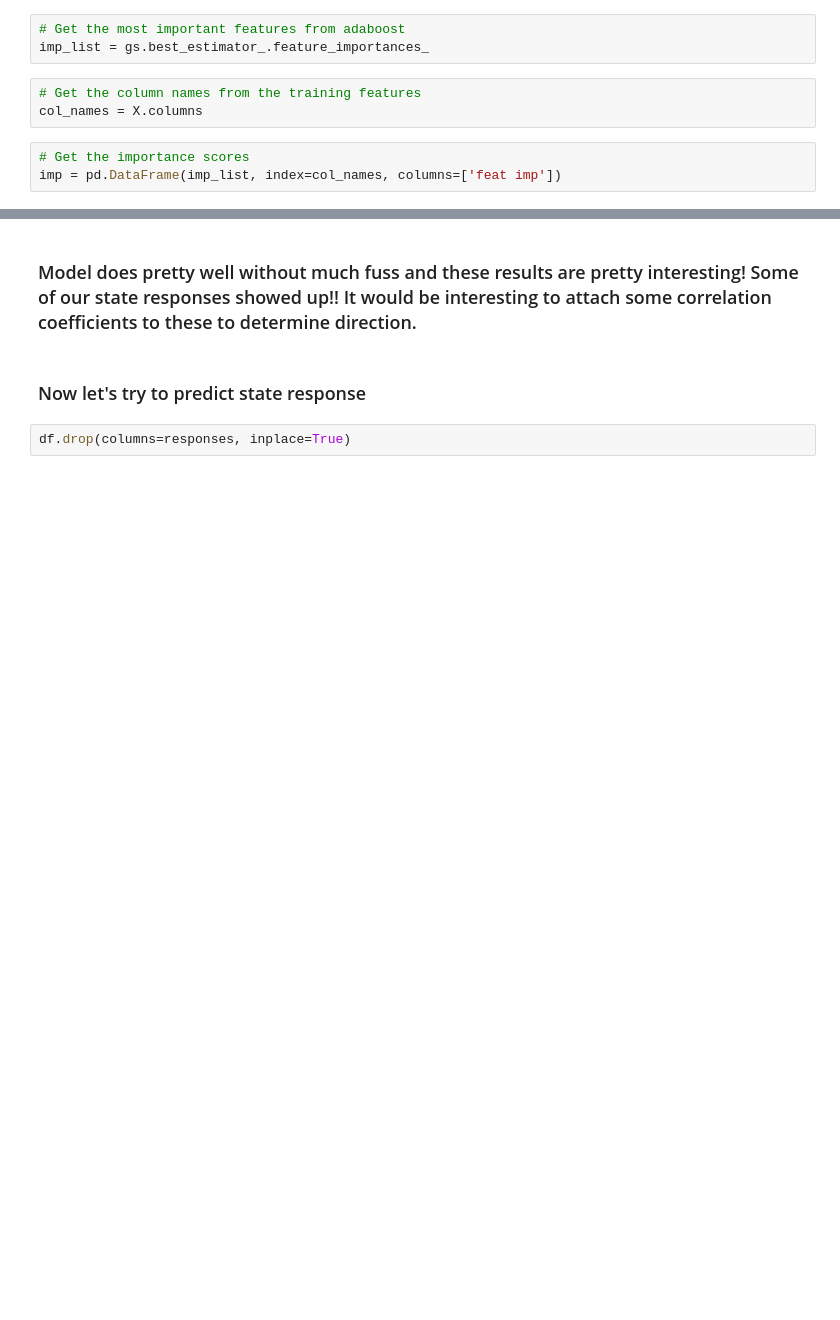
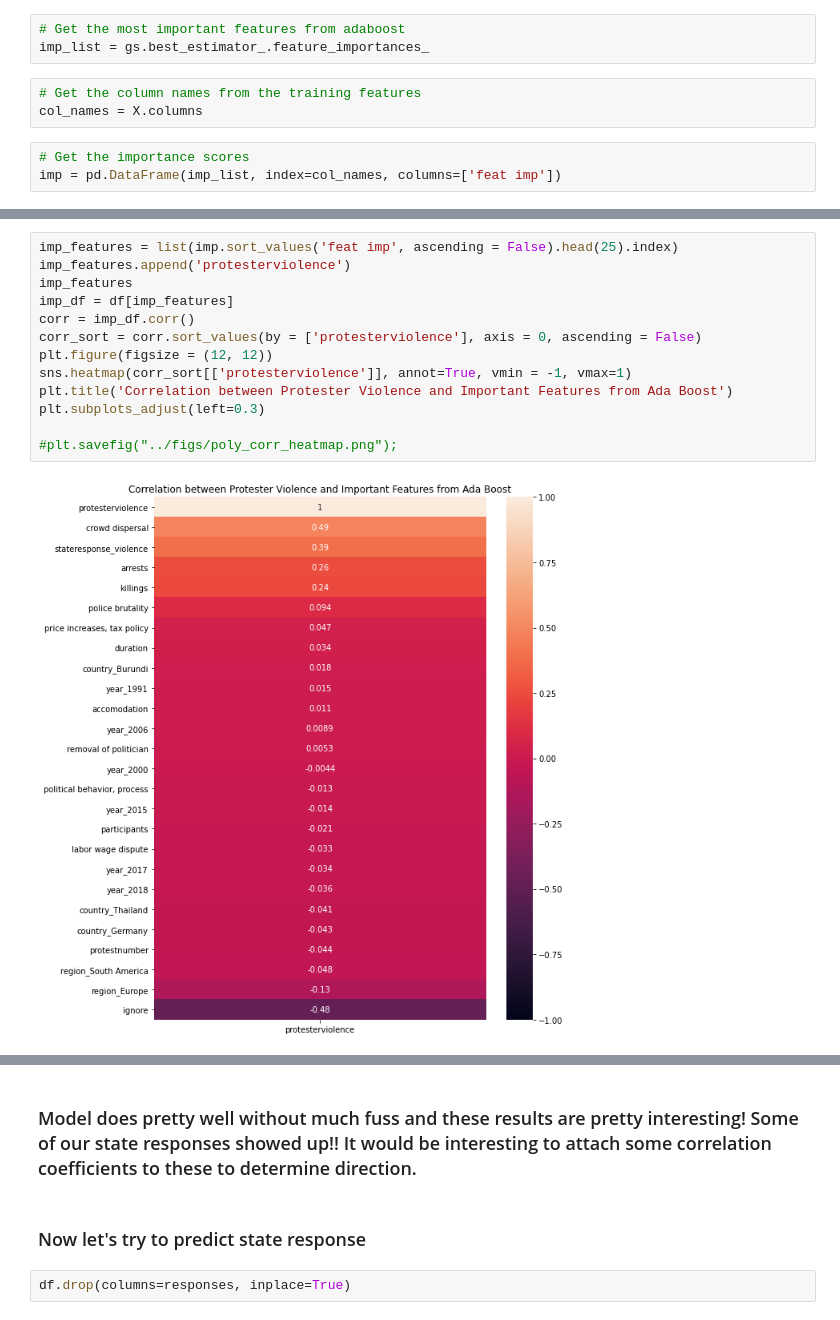
Before and after one commit to SonaliBhatia/Protester_Violence_Prediction, a Jupyter notebook: code/test_dependent variables.ipynb, the cells around one changed output, grey strips where cells are left out. Drawn from its saved outputs; the diff is of its cells as text; blank space fills up the shorter version.

```diff
--- a/code/test_dependent variables.ipynb
+++ b/code/test_dependent variables.ipynb
@@ -157,0 +193,15 @@ plt.savefig("../figs/importance_scores.png")
+# %%
+imp_features = list(imp.sort_values('feat imp', ascending = False).head(25).index)
+imp_features.append('protesterviolence')
+imp_features
+imp_df = df[imp_features]
+corr = imp_df.corr()
+corr_sort = corr.sort_values(by = ['protesterviolence'], axis = 0, ascending = False)
+plt.figure(figsize = (12, 12))
+sns.heatmap(corr_sort[['protesterviolence']], annot=True, vmin = -1, vmax=1)
+plt.title('Correlation between Protester Violence and Important Features from Ada Boost')
+plt.subplots_adjust(left=0.3)
+
+#plt.savefig("../figs/poly_corr_heatmap.png");
+# %% [output]
+[figure, added]
```
Also changed, not shown: parts of 8 cells of this notebook, 1 other file.
